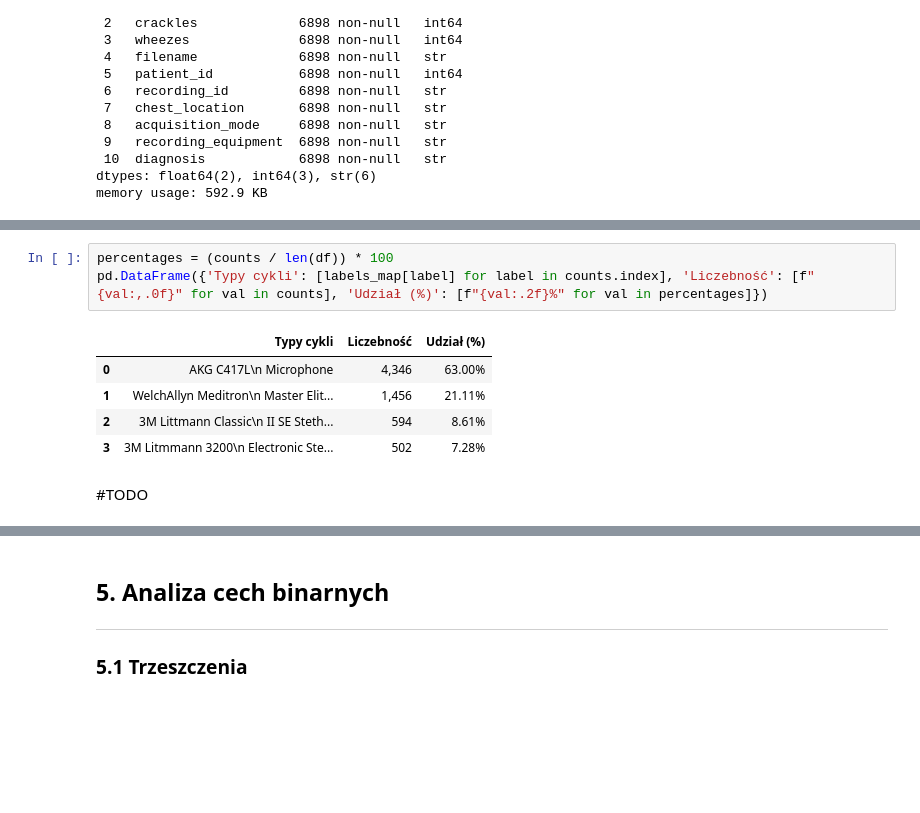
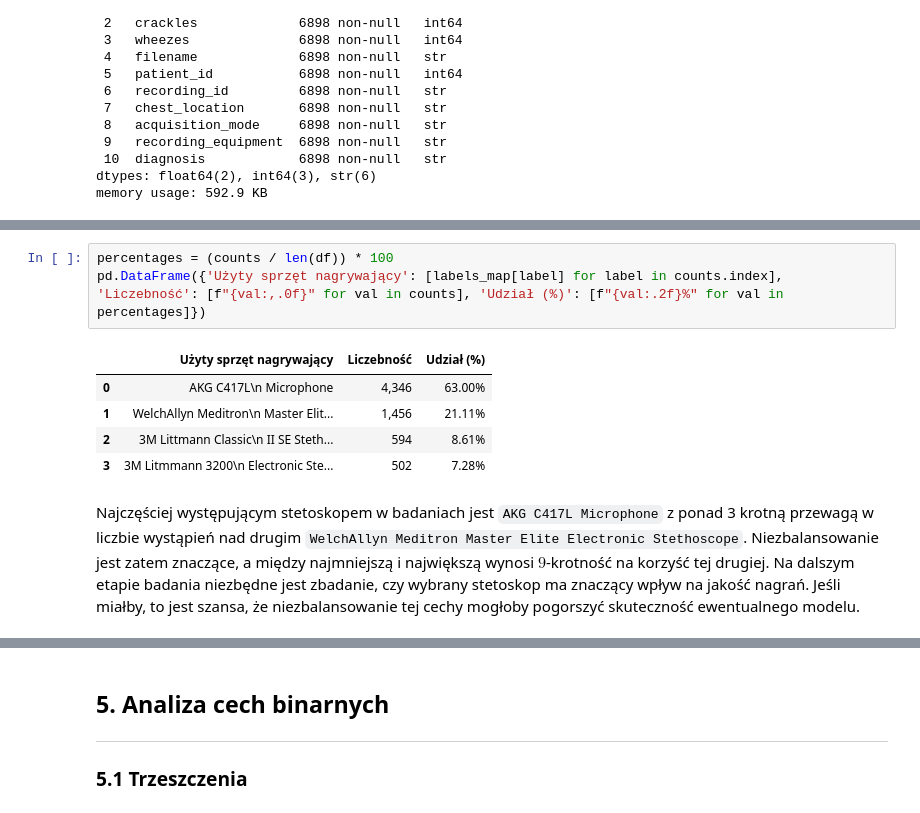
Before and after one commit to gwiazdan/respiratory-sound-analysis, a Jupyter notebook: notebooks/01_eda_icbhi.ipynb, the cells around one changed output, grey strips where cells are left out. Drawn from its saved outputs; the diff is of its cells as text; blank space fills up the shorter version.

```diff
--- a/notebooks/01_eda_icbhi.ipynb
+++ b/notebooks/01_eda_icbhi.ipynb
@@ -341,14 +343,14 @@ plt.show()
 # %%
 percentages = (counts / len(df)) * 100
-pd.DataFrame({'Typy cykli': [labels_map[label] for label in counts.index], 'Liczebność': [f"{val:,.0f}" for val in counts], 'Udział (%)': [f"{val:.2f}%" for val in percentages]})
+pd.DataFrame({'Użyty sprzęt nagrywający': [labels_map[label] for label in counts.index], 'Liczebność': [f"{val:,.0f}" for val in counts], 'Udział (%)': [f"{val:.2f}%" for val in percentages]})
 # %% [output]
-|  | Typy cykli | Liczebność | Udział (%) |
+|  | Użyty sprzęt nagrywający | Liczebność | Udział (%) |
 | 0 | AKG C417L\n Microphone | 4,346 | 63.00% |
 | 1 | WelchAllyn Meditron\n Master Elit... | 1,456 | 21.11% |
 | 2 | 3M Littmann Classic\n II SE Steth... | 594 | 8.61% |
 | 3 | 3M Litmmann 3200\n Electronic Ste... | 502 | 7.28% |
-# %% [markdown]
-#TODO
+# %% [markdown]
+Najczęściej występującym stetoskopem w badaniach jest `AKG C417L Microphone` z ponad 3 krotną przewagą w liczbie wystąpień nad drugim `WelchAllyn Meditron Master Elite Electronic Stethoscope`. Niezbalansowanie jest zatem znaczące, a między najmniejszą i największą wynosi $9$-krotność na korzyść tej drugiej. Na dalszym etapie badania niezbędne jest zbadanie, czy wybrany stetoskop ma znaczący wpływ na jakość nagrań. Jeśli miałby, to jest szansa, że niezbalansowanie tej cechy mogłoby pogorszyć skuteczność ewentualnego modelu.
 # %%
 fig, (ax1, ax2) = plt.subplots(1, 2, figsize=(12, 5), dpi=125, constrained_layout=True)
 
```
Also changed, not shown: parts of 14 cells of this notebook, 1 other file.
